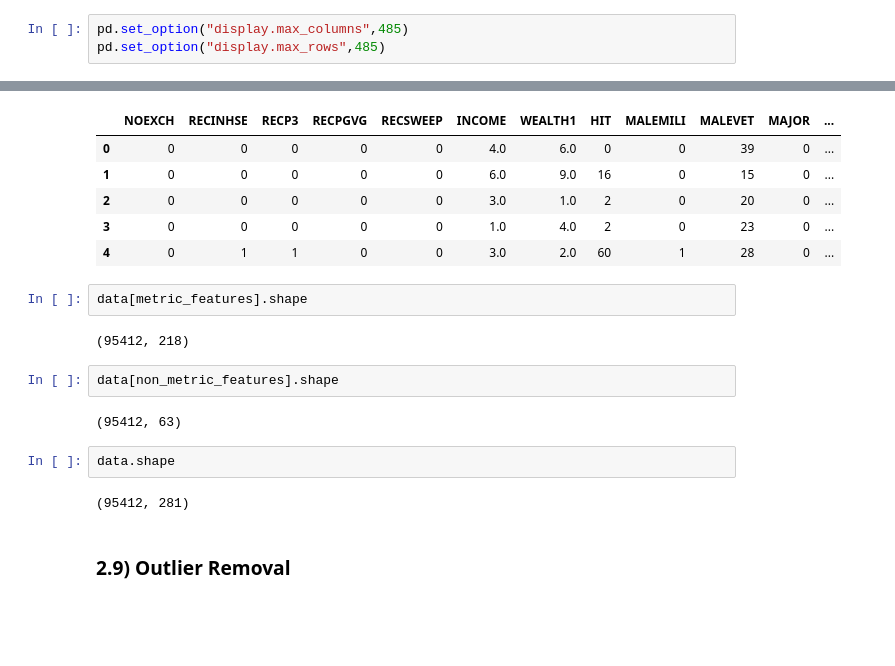
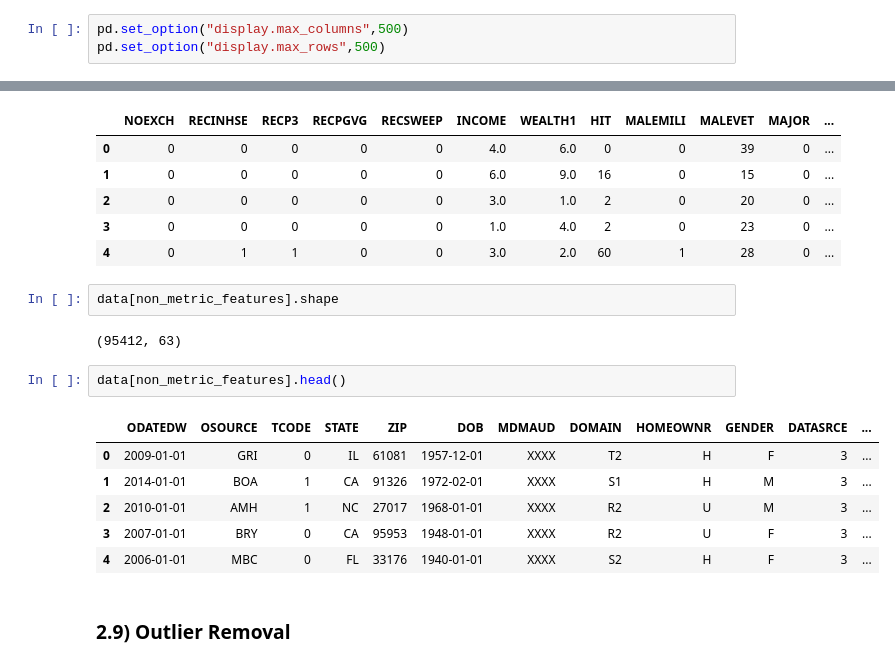
Before and after one commit to its-pedrofonseca/Data-Mining-Project, a Jupyter notebook: Projeto.ipynb, the cells around one changed output, grey strips where cells are left out. Cells and saved outputs as stored; diff of their text form; blank space fills up the shorter version.

```diff
--- a/Projeto.ipynb
+++ b/Projeto.ipynb
@@ -40,6 +57,6 @@ data_original=pd.read_csv("donors.csv")
 # %%
-pd.set_option("display.max_columns",485)
-pd.set_option("display.max_rows",485)
+pd.set_option("display.max_columns",500)
+pd.set_option("display.max_rows",500)
 # %% [markdown]
 ### 2.2) Make a copy of the original dataset
 # %%
@@ -398,18 +387,19 @@ data[metric_features].head()
 | 2 | 0 | 0 | 0 | 0 | 0 | 3.0 | 1.0 | 2 | 0 | 20 | 0 | ... |
 | 3 | 0 | 0 | 0 | 0 | 0 | 1.0 | 4.0 | 2 | 0 | 23 | 0 | ... |
 | 4 | 0 | 1 | 1 | 0 | 0 | 3.0 | 2.0 | 60 | 1 | 28 | 0 | ... |
-# %%
-data[metric_features].shape
-# %% [output]
-(95412, 218)
 # %%
 data[non_metric_features].shape
 # %% [output]
 (95412, 63)
-# %%
-data.shape
-# %% [output]
-(95412, 281)
+# %%
+data[non_metric_features].head()
+# %% [output]
+|  | ODATEDW | OSOURCE | TCODE | STATE | ZIP | DOB | MDMAUD | DOMAIN | HOMEOWNR | GENDER | DATASRCE | ... |
+| 0 | 2009-01-01 | GRI | 0 | IL | 61081 | 1957-12-01 | XXXX | T2 | H | F | 3 | ... |
+| 1 | 2014-01-01 | BOA | 1 | CA | 91326 | 1972-02-01 | XXXX | S1 | H | M | 3 | ... |
+| 2 | 2010-01-01 | AMH | 1 | NC | 27017 | 1968-01-01 | XXXX | R2 | U | M | 3 | ... |
+| 3 | 2007-01-01 | BRY | 0 | CA | 95953 | 1948-01-01 | XXXX | R2 | U | F | 3 | ... |
+| 4 | 2006-01-01 | MBC | 0 | FL | 33176 | 1940-01-01 | XXXX | S2 | H | F | 3 | ... |
 # %% [markdown]
 ### 2.9) Outlier Removal
 # %%
```
Also changed, not shown: parts of 24 cells of this notebook.
